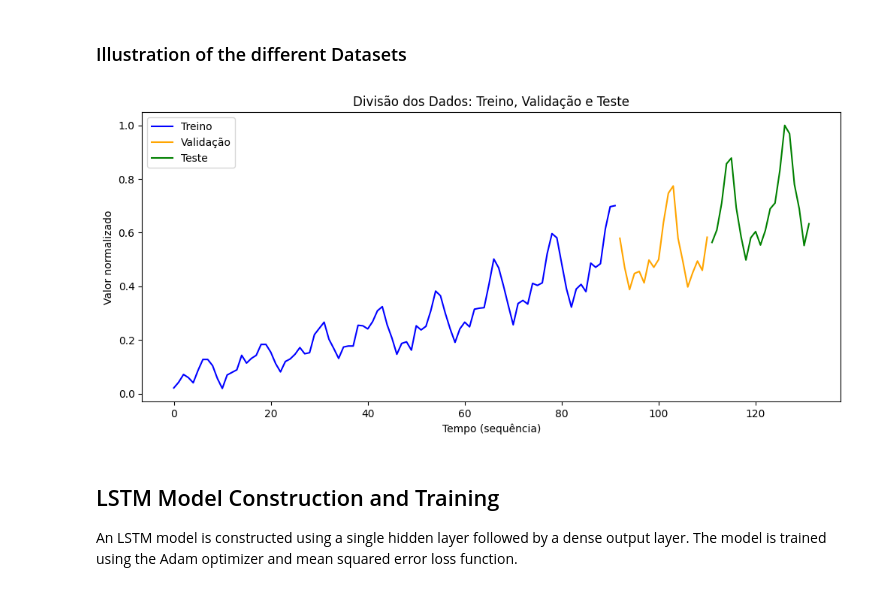
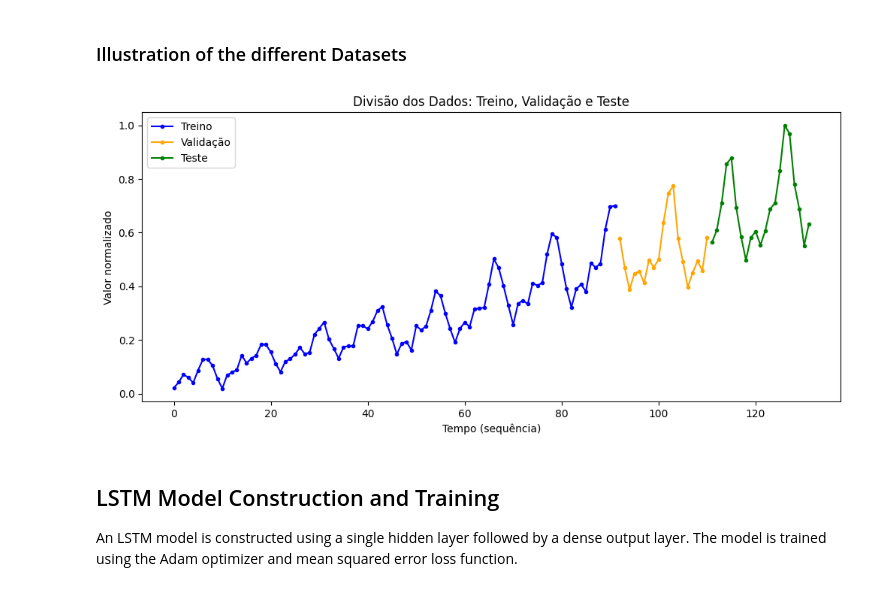
Before and after one commit to N-Merk/TimeSeries_forecasting-and-intervention-analysis, a Jupyter notebook: ModelIllustration.ipynb, the cells around one changed output. Cells and saved outputs as stored; diff of their text form; code cells hidden in the pictures.

```diff
--- a/ModelIllustration.ipynb
+++ b/ModelIllustration.ipynb
@@ -107,29 +107,29 @@ Test size: (21, 12, 1)
 # %%
 # Create index ranges for plotting (based on original sequence length)
 train_size = len(X_train)
 val_size = len(X_val)
 
 plt.figure(figsize=(12,5))
 
 # Plot train
-plt.plot(range(0, train_size), y_train, label="Treino", color="blue")
+plt.plot(range(0, train_size), y_train, marker='o', markersize=3, label="Treino", color="blue")
 
 # Plot validation
 plt.plot(range(train_size, train_size + val_size),
-         y_val, label="Validação", color="orange")
+         y_val, label="Validação", marker='o', markersize=3, color="orange")
 
 # Plot test
 plt.plot(range(train_size + val_size, len(y)),
-         y_test, label="Teste", color="green")
+         y_test, label="Teste", marker='o', markersize=3, color="green")
 
 plt.title("Divisão dos Dados: Treino, Validação e Teste")
 plt.xlabel("Tempo (sequência)")
 plt.ylabel("Valor normalizado")
 plt.legend()
 plt.savefig("serie_temporal_passageiros_data_splits.png", dpi=300, bbox_inches='tight')
 plt.show()
 # %% [output]
-[figure, old version]
+[figure, new version]
 # %% [markdown]
 ## LSTM Model Construction and Training
 
```
Also changed, not shown: parts of 9 cells of this notebook, 5 other files.
